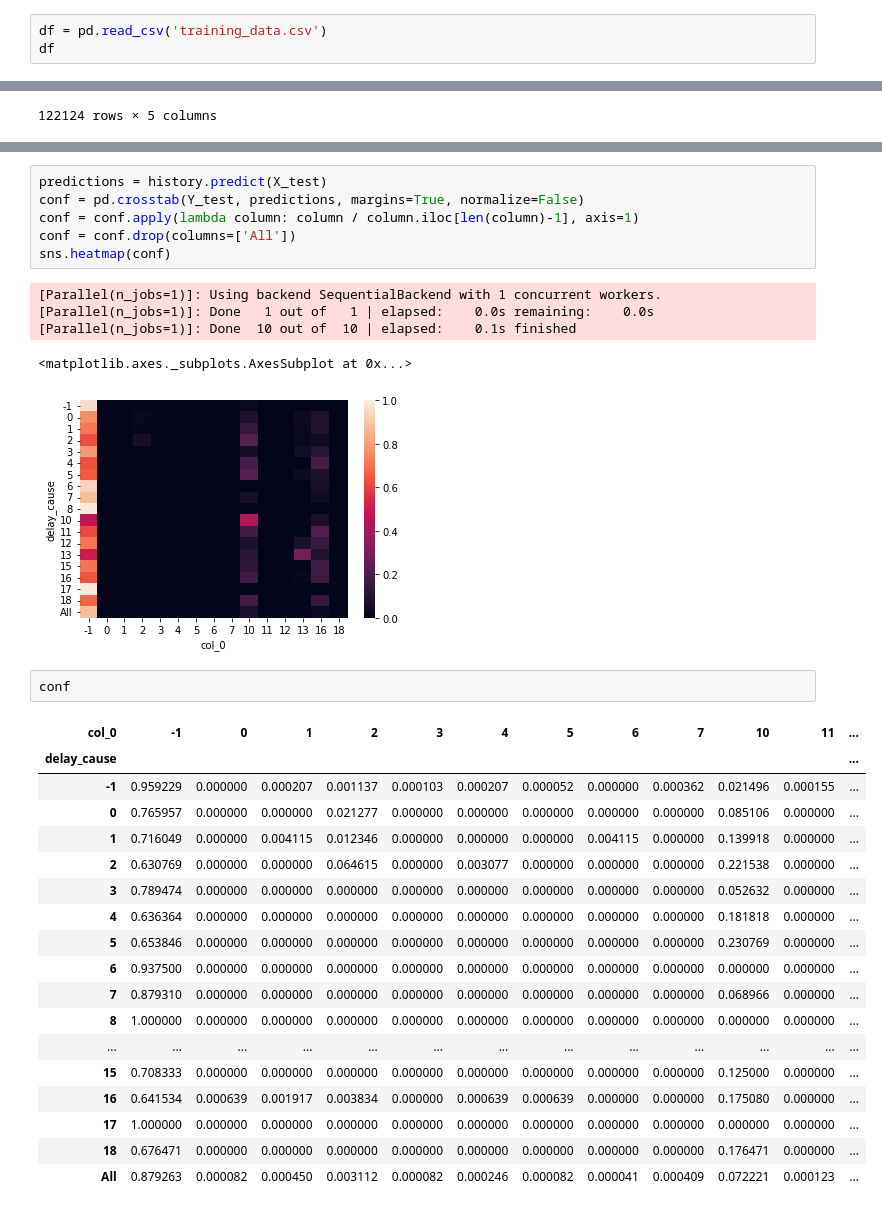
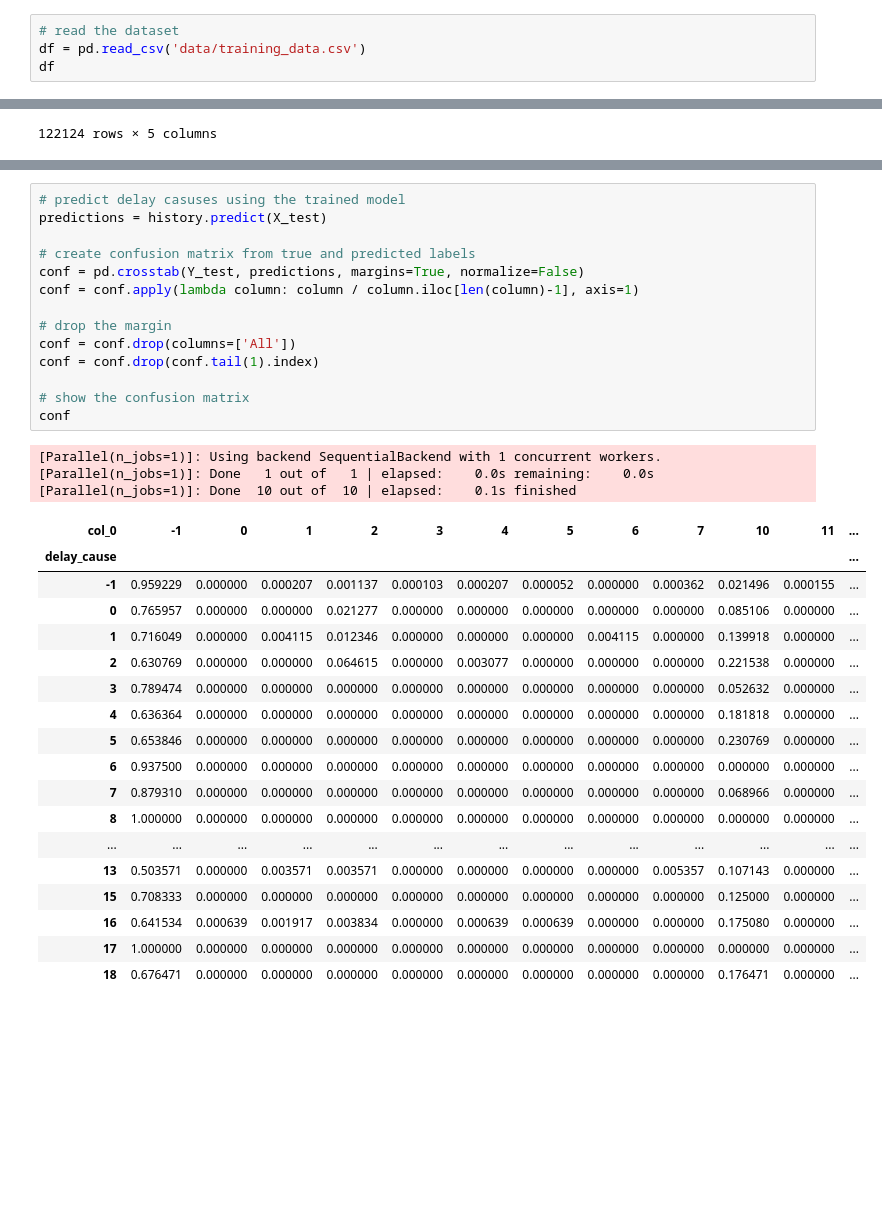
Before and after one commit to jazzysnake/mav-delay-eda, a Jupyter notebook: train_delay_cause_prediction.ipynb, the cells around one changed output, grey strips where cells are left out. Drawn from its saved outputs; the diff is of its cells as text; blank space fills up the shorter version.

Commit message:
add comments to train delay cause prediction notebook

```diff
--- a/train_delay_cause_prediction.ipynb
+++ b/train_delay_cause_prediction.ipynb
@@ -21,6 +14,7 @@ random_state = 42
 np.random.seed(random_state)
 # %%
-df = pd.read_csv('training_data.csv')
+# read the dataset
+df = pd.read_csv('data/training_data.csv')
 df
 # %% [output]
 |  | timestamp | relation | train_number | delay | delay_cause |
@@ -92,33 +97,36 @@ building tree 10 of 10
 # %%
+# predict delay casuses using the trained model
 predictions = history.predict(X_test)
+
+# create confusion matrix from true and predicted labels
 conf = pd.crosstab(Y_test, predictions, margins=True, normalize=False)
 conf = conf.apply(lambda column: column / column.iloc[len(column)-1], axis=1)
+
+# drop the margin
 conf = conf.drop(columns=['All'])
-sns.heatmap(conf)
+conf = conf.drop(conf.tail(1).index)
+
+# show the confusion matrix
+conf
 # %% [output]
 [Parallel(n_jobs=1)]: Using backend SequentialBackend with 1 concurrent workers.
 [Parallel(n_jobs=1)]: Done   1 out of   1 | elapsed:    0.0s remaining:    0.0s
 [Parallel(n_jobs=1)]: Done  10 out of  10 | elapsed:    0.1s finished
-<matplotlib.axes._subplots.AxesSubplot at 0x...>
-[figure, removed]
+| col_0 | -1 | 0 | 1 | 2 | 3 | 4 | 5 | 6 | 7 | 10 | 11 | ... |
+| delay_cause |  |  |  |  |  |  |  |  |  |  |  | ... |
+| -1 | 0.959229 | 0.000000 | 0.000207 | 0.001137 | 0.000103 | 0.000207 | 0.000052 | 0.000000 | 0.000362 | 0.021496 | 0.000155 | ... |
+| 0 | 0.765957 | 0.000000 | 0.000000 | 0.021277 | 0.000000 | 0.000000 | 0.000000 | 0.000000 | 0.000000 | 0.085106 | 0.000000 | ... |
+| 1 | 0.716049 | 0.000000 | 0.004115 | 0.012346 | 0.000000 | 0.000000 | 0.000000 | 0.004115 | 0.000000 | 0.139918 | 0.000000 | ... |
+| 2 | 0.630769 | 0.000000 | 0.000000 | 0.064615 | 0.000000 | 0.003077 | 0.000000 | 0.000000 | 0.000000 | 0.221538 | 0.000000 | ... |
+| 3 | 0.789474 | 0.000000 | 0.000000 | 0.000000 | 0.000000 | 0.000000 | 0.000000 | 0.000000 | 0.000000 | 0.052632 | 0.000000 | ... |
+| 4 | 0.636364 | 0.000000 | 0.000000 | 0.000000 | 0.000000 | 0.000000 | 0.000000 | 0.000000 | 0.000000 | 0.181818 | 0.000000 | ... |
+| 5 | 0.653846 | 0.000000 | 0.000000 | 0.000000 | 0.000000 | 0.000000 | 0.000000 | 0.000000 | 0.000000 | 0.230769 | 0.000000 | ... |
+| 6 | 0.937500 | 0.000000 | 0.000000 | 0.000000 | 0.000000 | 0.000000 | 0.000000 | 0.000000 | 0.000000 | 0.000000 | 0.000000 | ... |
+| 7 | 0.879310 | 0.000000 | 0.000000 | 0.000000 | 0.000000 | 0.000000 | 0.000000 | 0.000000 | 0.000000 | 0.068966 | 0.000000 | ... |
+| 8 | 1.000000 | 0.000000 | 0.000000 | 0.000000 | 0.000000 | 0.000000 | 0.000000 | 0.000000 | 0.000000 | 0.000000 | 0.000000 | ... |
+| ... | ... | ... | ... | ... | ... | ... | ... | ... | ... | ... | ... | ... |
+| 13 | 0.503571 | 0.000000 | 0.003571 | 0.003571 | 0.000000 | 0.000000 | 0.000000 | 0.000000 | 0.005357 | 0.107143 | 0.000000 | ... |
+| 15 | 0.708333 | 0.000000 | 0.000000 | 0.000000 | 0.000000 | 0.000000 | 0.000000 | 0.000000 | 0.000000 | 0.125000 | 0.000000 | ... |
+| 16 | 0.641534 | 0.000639 | 0.001917 | 0.003834 | 0.000000 | 0.000639 | 0.000639 | 0.000000 | 0.000000 | 0.175080 | 0.000000 | ... |
+| 17 | 1.000000 | 0.000000 | 0.000000 | 0.000000 | 0.000000 | 0.000000 | 0.000000 | 0.000000 | 0.000000 | 0.000000 | 0.000000 | ... |
+| 18 | 0.676471 | 0.000000 | 0.000000 | 0.000000 | 0.000000 | 0.000000 | 0.000000 | 0.000000 | 0.000000 | 0.176471 | 0.000000 | ... |
-# %%
-conf
-# %% [output]
-| col_0 | -1 | 0 | 1 | 2 | 3 | 4 | 5 | 6 | 7 | 10 | 11 | ... |
-| delay_cause |  |  |  |  |  |  |  |  |  |  |  | ... |
-| -1 | 0.959229 | 0.000000 | 0.000207 | 0.001137 | 0.000103 | 0.000207 | 0.000052 | 0.000000 | 0.000362 | 0.021496 | 0.000155 | ... |
-| 0 | 0.765957 | 0.000000 | 0.000000 | 0.021277 | 0.000000 | 0.000000 | 0.000000 | 0.000000 | 0.000000 | 0.085106 | 0.000000 | ... |
-| 1 | 0.716049 | 0.000000 | 0.004115 | 0.012346 | 0.000000 | 0.000000 | 0.000000 | 0.004115 | 0.000000 | 0.139918 | 0.000000 | ... |
-| 2 | 0.630769 | 0.000000 | 0.000000 | 0.064615 | 0.000000 | 0.003077 | 0.000000 | 0.000000 | 0.000000 | 0.221538 | 0.000000 | ... |
-| 3 | 0.789474 | 0.000000 | 0.000000 | 0.000000 | 0.000000 | 0.000000 | 0.000000 | 0.000000 | 0.000000 | 0.052632 | 0.000000 | ... |
-| 4 | 0.636364 | 0.000000 | 0.000000 | 0.000000 | 0.000000 | 0.000000 | 0.000000 | 0.000000 | 0.000000 | 0.181818 | 0.000000 | ... |
-| 5 | 0.653846 | 0.000000 | 0.000000 | 0.000000 | 0.000000 | 0.000000 | 0.000000 | 0.000000 | 0.000000 | 0.230769 | 0.000000 | ... |
-| 6 | 0.937500 | 0.000000 | 0.000000 | 0.000000 | 0.000000 | 0.000000 | 0.000000 | 0.000000 | 0.000000 | 0.000000 | 0.000000 | ... |
-| 7 | 0.879310 | 0.000000 | 0.000000 | 0.000000 | 0.000000 | 0.000000 | 0.000000 | 0.000000 | 0.000000 | 0.068966 | 0.000000 | ... |
-| 8 | 1.000000 | 0.000000 | 0.000000 | 0.000000 | 0.000000 | 0.000000 | 0.000000 | 0.000000 | 0.000000 | 0.000000 | 0.000000 | ... |
-| ... | ... | ... | ... | ... | ... | ... | ... | ... | ... | ... | ... | ... |
-| 15 | 0.708333 | 0.000000 | 0.000000 | 0.000000 | 0.000000 | 0.000000 | 0.000000 | 0.000000 | 0.000000 | 0.125000 | 0.000000 | ... |
-| 16 | 0.641534 | 0.000639 | 0.001917 | 0.003834 | 0.000000 | 0.000639 | 0.000639 | 0.000000 | 0.000000 | 0.175080 | 0.000000 | ... |
-| 17 | 1.000000 | 0.000000 | 0.000000 | 0.000000 | 0.000000 | 0.000000 | 0.000000 | 0.000000 | 0.000000 | 0.000000 | 0.000000 | ... |
-| 18 | 0.676471 | 0.000000 | 0.000000 | 0.000000 | 0.000000 | 0.000000 | 0.000000 | 0.000000 | 0.000000 | 0.176471 | 0.000000 | ... |
-| All | 0.879263 | 0.000082 | 0.000450 | 0.003112 | 0.000082 | 0.000246 | 0.000082 | 0.000041 | 0.000409 | 0.072221 | 0.000123 | ... |
```
Also changed, not shown: parts of 6 cells of this notebook.
